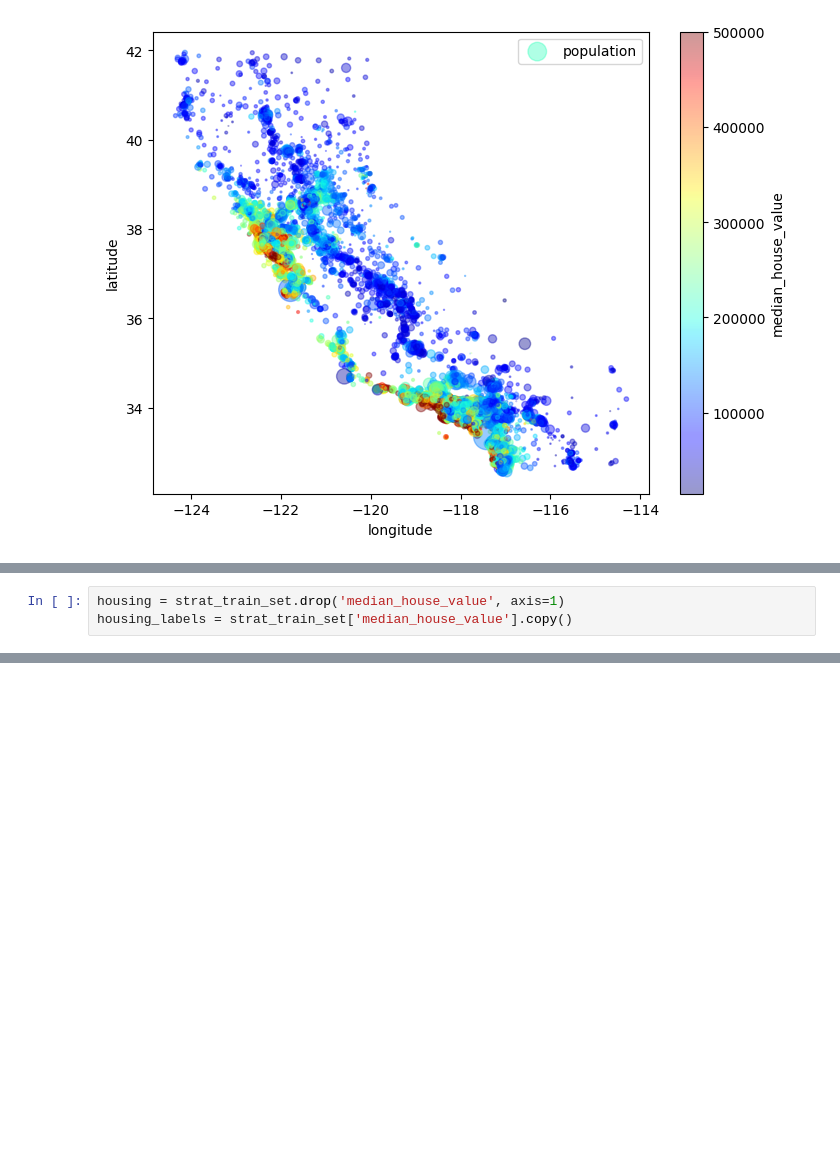
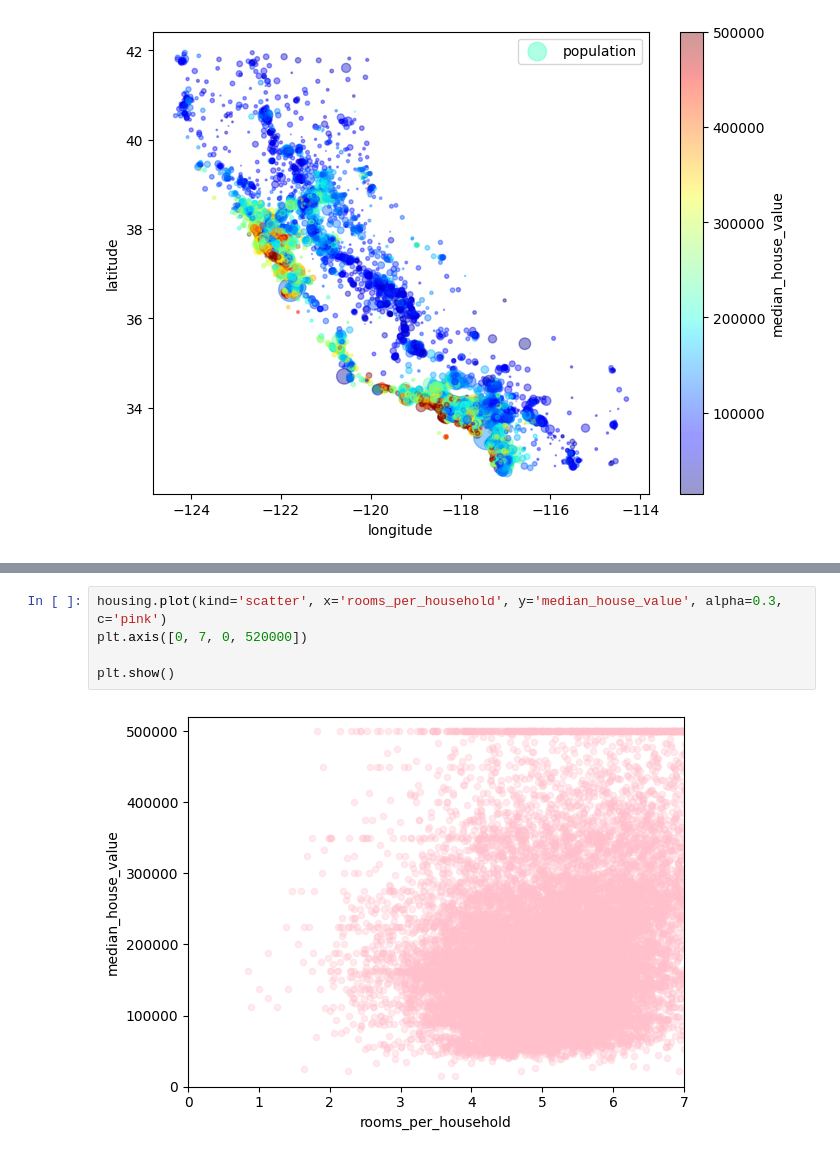
Before and after one commit to Jaffar-Kazmi/California-House-Price-Prediction, a Jupyter notebook: California_House_Price_Prediction.ipynb, the cells around one changed output, grey strips where cells are left out. Drawn from its saved outputs; the diff is of its cells as text; blank space fills up the shorter version.

Commit message:
train & test model

```diff
--- a/California_House_Price_Prediction.ipynb
+++ b/California_House_Price_Prediction.ipynb
@@ -225,3 +207,0 @@ plt.show()
-# %%
-housing = strat_train_set.drop('median_house_value', axis=1)
-housing_labels = strat_train_set['median_house_value'].copy()
@@ -442,0 +263,7 @@ np.float64(67932.7700373929)
+# %%
+housing.plot(kind='scatter', x='rooms_per_household', y='median_house_value', alpha=0.3, c='pink')
+plt.axis([0, 7, 0, 520000])
+
+plt.show()
+# %% [output]
+[figure, added]
```
Also changed, not shown: parts of 67 cells of this notebook.
